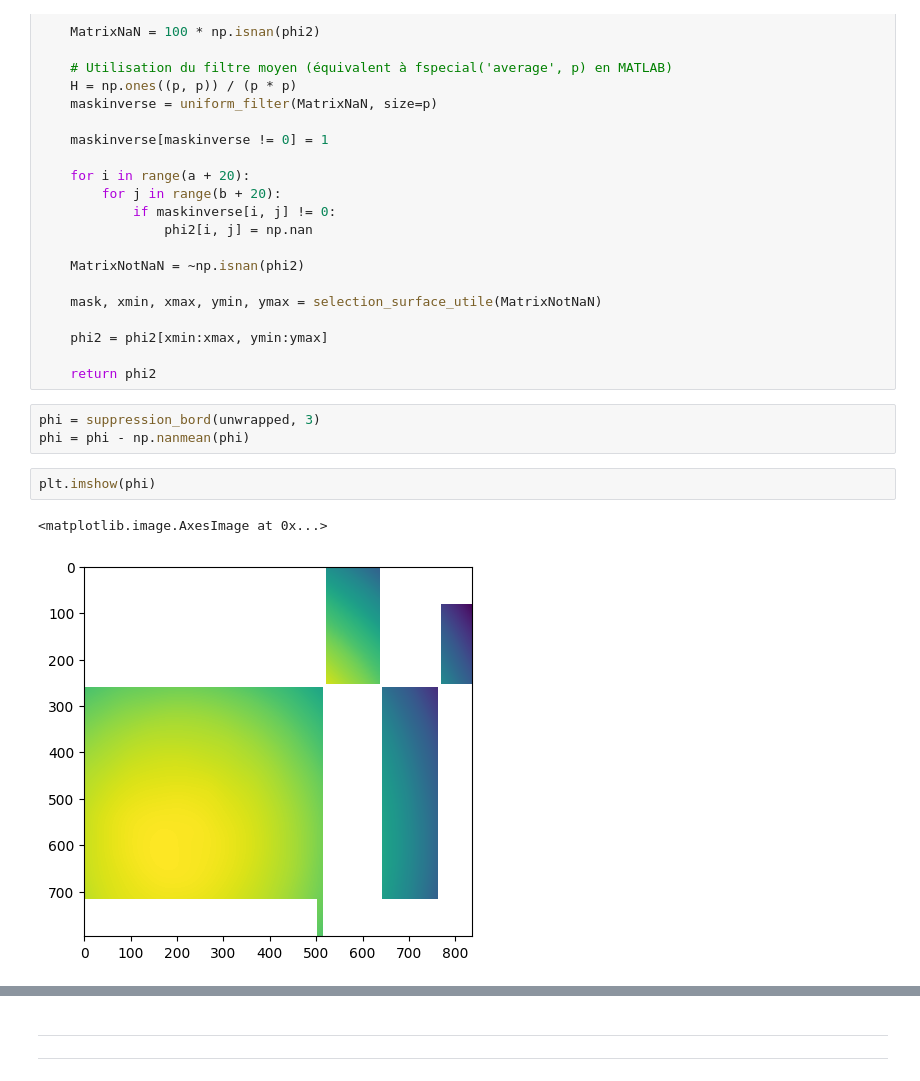
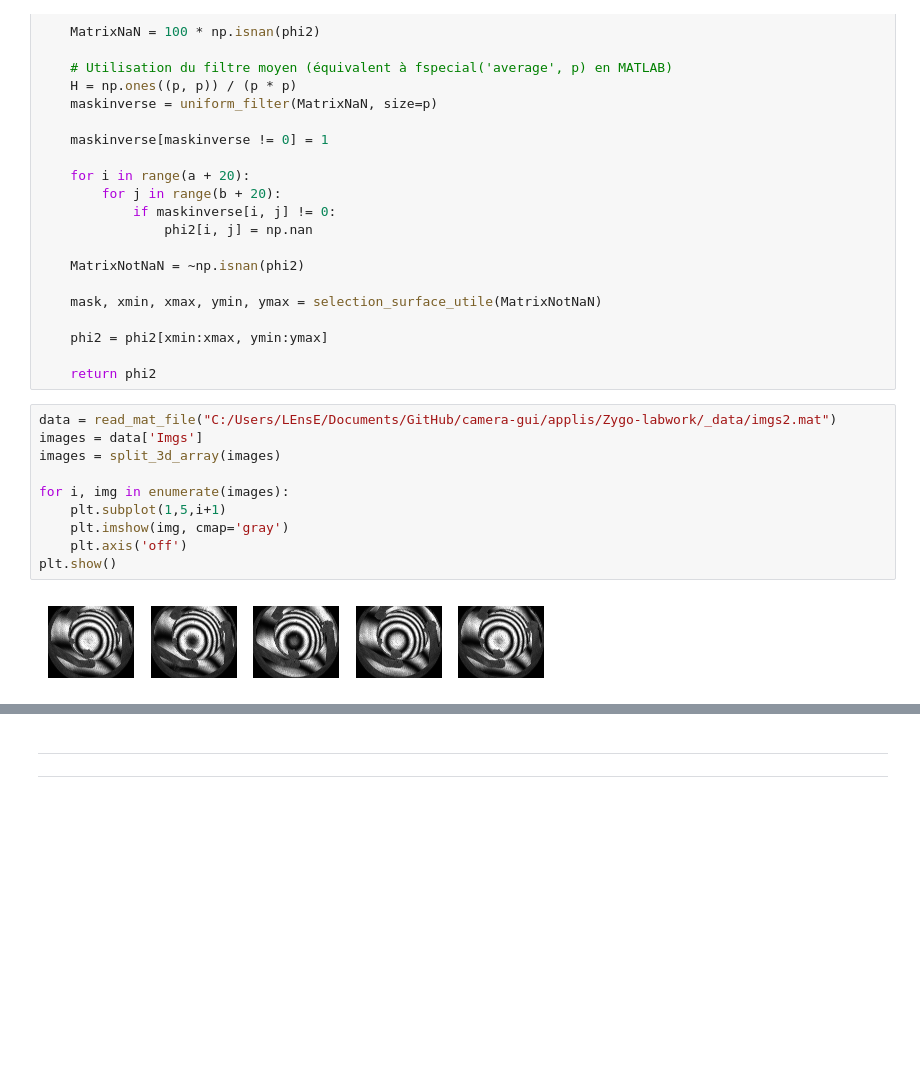
Before and after one commit to IOGS-LEnsE-ressources/camera-gui, a Jupyter notebook: applis/Zygo-labwork/_test/unwrapping.ipynb, the cells around one changed output, grey strips where cells are left out. Cells and saved outputs as stored; diff of their text form; blank space fills up the shorter version.

```diff
--- a/applis/Zygo-labwork/_test/unwrapping.ipynb
+++ b/applis/Zygo-labwork/_test/unwrapping.ipynb
@@ -248,11 +307,15 @@ def suppression_bord(phi, p):
     phi2 = phi2[xmin:xmax, ymin:ymax]
 
     return phi2
-# %%
-phi = suppression_bord(unwrapped, 3)
-phi = phi - np.nanmean(phi)
-# %%
-plt.imshow(phi)
-# %% [output]
-<matplotlib.image.AxesImage at 0x...>
-[figure, removed]
+# %%
+data = read_mat_file("C:/Users/LEnsE/Documents/GitHub/camera-gui/applis/Zygo-labwork/_data/imgs2.mat")
+images = data['Imgs']
+images = split_3d_array(images)
+
+for i, img in enumerate(images):
+    plt.subplot(1,5,i+1)
+    plt.imshow(img, cmap='gray')
+    plt.axis('off')
+plt.show()
+# %% [output]
+[figure, added]
```
Also changed, not shown: parts of 23 cells of this notebook, 1 other file.
